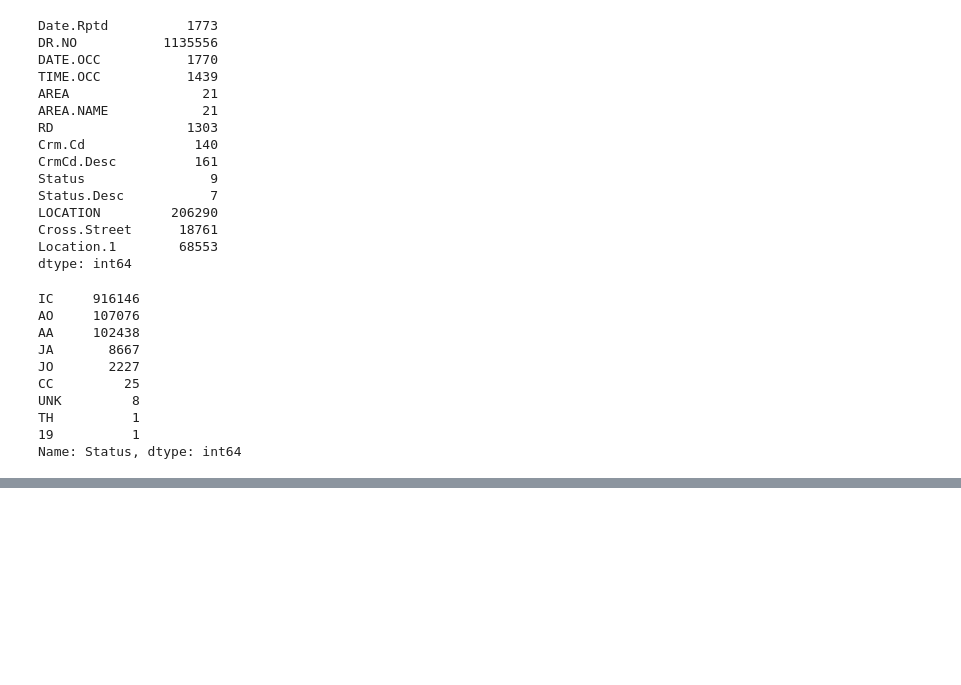
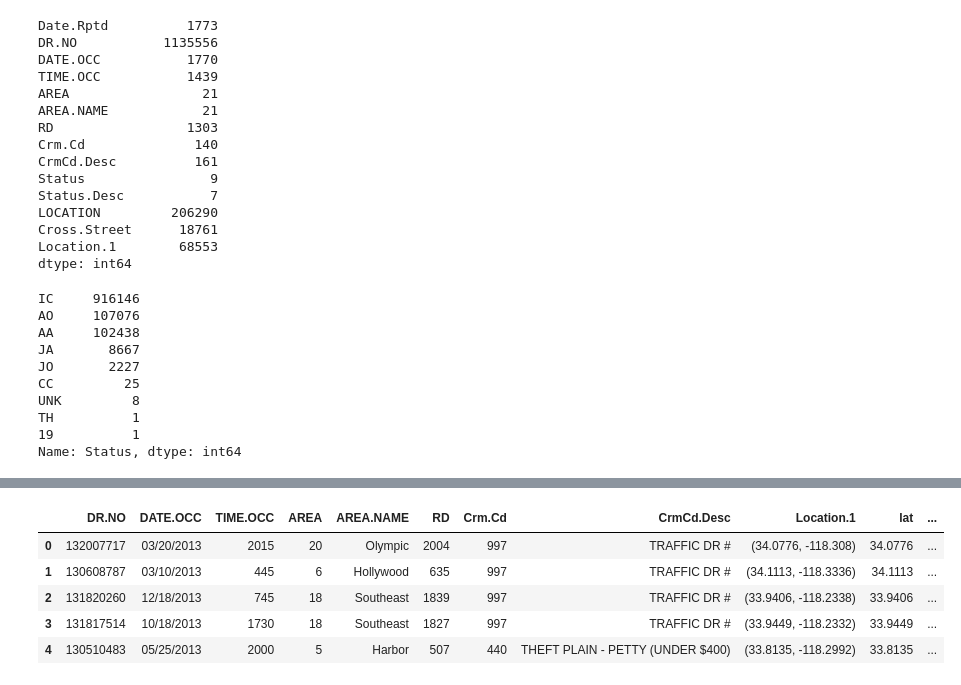
Before and after one commit to melpatjen16/capstone-project, a Jupyter notebook: LA_crime_data.ipynb, the cells around one changed output, grey strips where cells are left out. Saved outputs shown, nothing was run; the diff lists cells and outputs as text; code cells hidden in the pictures; blank space fills up the shorter version.

```diff
--- a/LA_crime_data.ipynb
+++ b/LA_crime_data.ipynb
@@ -116,0 +246,3 @@ Name: Status, dtype: int64
+# %%
+crimeData_clean['lat'] = crimeData_clean['Location.1'].str[0]
+crimeData_clean['long'] = crimeData_clean['Location.1'].str[1]
@@ -117 +260,10 @@ Name: Status, dtype: int64
+# %%
+crimeData_clean.head()
+# %% [output]
+|  | DR.NO | DATE.OCC | TIME.OCC | AREA | AREA.NAME | RD | Crm.Cd | CrmCd.Desc | Location.1 | lat | ... |
+| 0 | 132007717 | 03/20/2013 | 2015 | 20 | Olympic | 2004 | 997 | TRAFFIC DR # | (34.0776, -118.308) | 34.0776 | ... |
+| 1 | 130608787 | 03/10/2013 | 445 | 6 | Hollywood | 635 | 997 | TRAFFIC DR # | (34.1113, -118.3336) | 34.1113 | ... |
+| 2 | 131820260 | 12/18/2013 | 745 | 18 | Southeast | 1839 | 997 | TRAFFIC DR # | (33.9406, -118.2338) | 33.9406 | ... |
+| 3 | 131817514 | 10/18/2013 | 1730 | 18 | Southeast | 1827 | 997 | TRAFFIC DR # | (33.9449, -118.2332) | 33.9449 | ... |
+| 4 | 130510483 | 05/25/2013 | 2000 | 5 | Harbor | 507 | 440 | THEFT PLAIN - PETTY (UNDER $400) | (33.8135, -118.2992) | 33.8135 | ... |
 # %%
```
Also changed, not shown: parts of 15 cells of this notebook.
